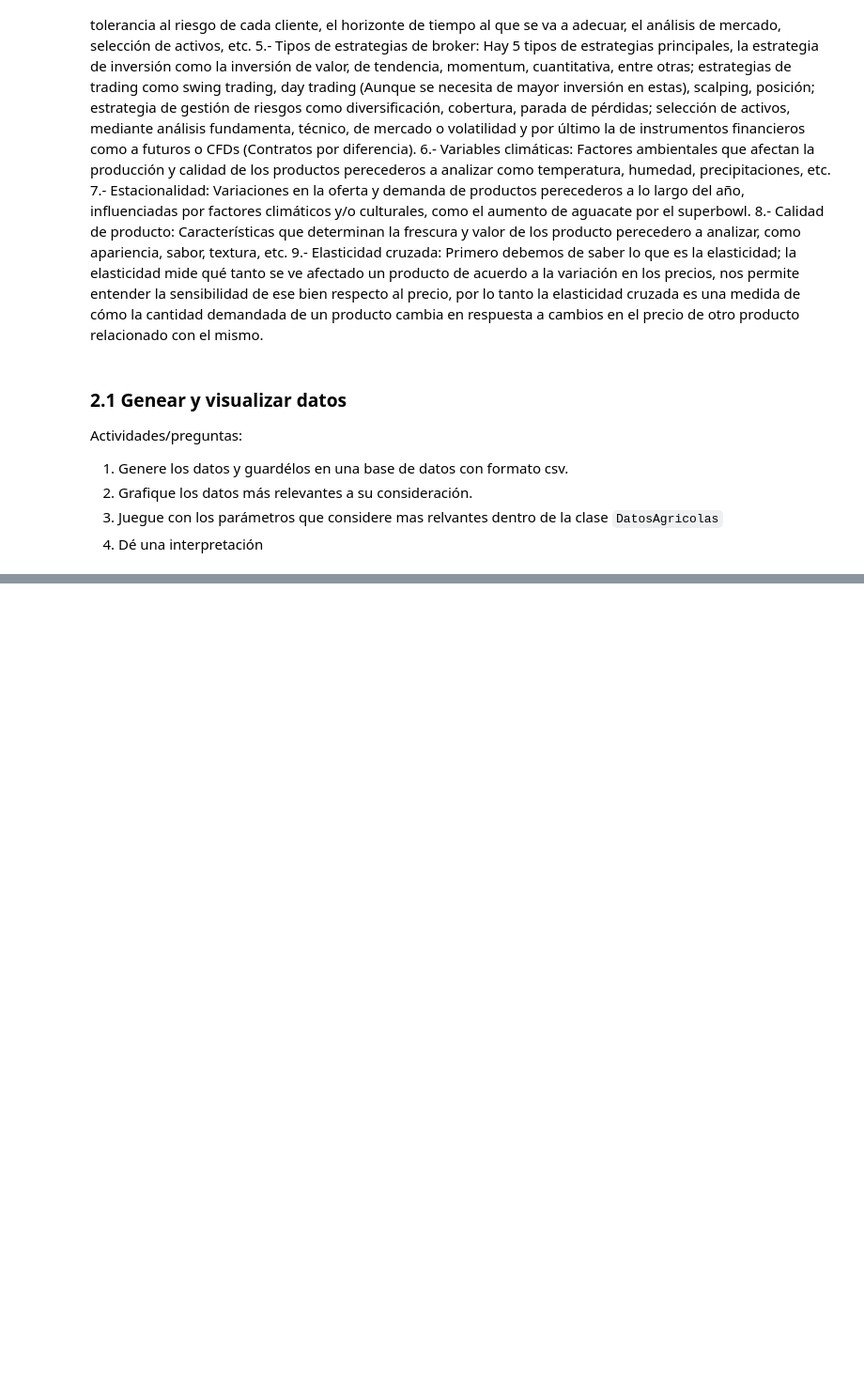
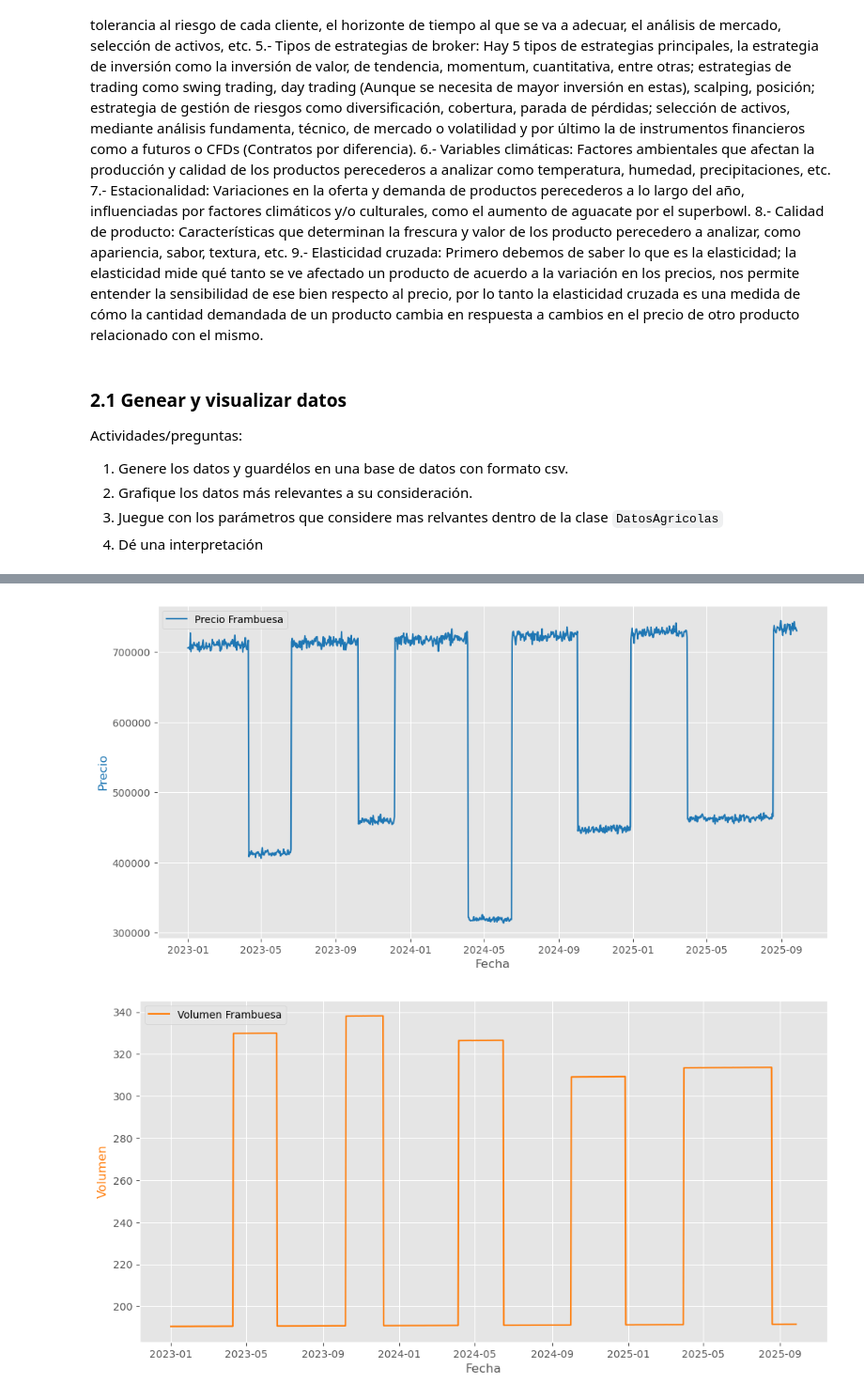
Before and after one commit to CristobalMe/price-changes-in-perishable-goods, a Jupyter notebook: reto_intelica_sesion1_student.ipynb, the cells around one changed output, grey strips where cells are left out. Shown at 94% size. Saved outputs shown, nothing was run; the diff lists cells and outputs as text; code cells hidden in the pictures; blank space fills up the shorter version.

```diff
--- a/reto_intelica_sesion1_student.ipynb
+++ b/reto_intelica_sesion1_student.ipynb
@@ -217,3 +218,31 @@ Actividades/preguntas:
 2. Grafique los datos más relevantes a su consideración.
 3. Juegue con los parámetros que considere mas relvantes dentro de la clase `DatosAgricolas`
 4. Dé una interpretación
+# %%
+# generamos los datos solo para frambuesa
+params = {
+    'precio_frambuesa': 13471,
+    'precio_frambuesa_var': 6.6,
+    'volumen_frambuesa': 190412,
+    'volumen_frambuesa_var': 6.9,
+
+    'precio_aguacate': 1,
+    'precio_aguacate_var': 1,
+    'volumen_aguacate': 1,
+    'volumen_aguacate_var': 1,
+    'precio_chile': 1,
+    'precio_chile_var': 11,
+    'volumen_chile': 1,
+    'volumen_chile_var': 1,
+
+}
+
+# instanciamos la clase
+datos_agricolas = DatosAgricolas(params, factor=1000, n_dias=1000)
+# generamos los datos
+df, eventos = datos_agricolas.generar_datos()
+# convertimos la fecha a datetime
+df['fecha'] = pd.to_datetime(df['fecha'])
+
+# mostramos los primeros 5 registros
+df.head()
@@ -219,0 +256,20 @@ Actividades/preguntas:
+# %%
+fig, ax1 = plt.subplots(figsize=(12, 6))
+ax1.set_xlabel('Fecha')
+ax1.set_ylabel('Precio del volumen total')
+
+ax1.set_xlabel('Fecha')
+ax1.set_ylabel('Precio', color='tab:blue')
+ax1.plot(df['fecha'], df['precio_frambuesa'], label='Precio Frambuesa', color='tab:blue')
+ax1.legend(loc='upper left')
+plt.show()
+
+fig, ax2 = plt.subplots(figsize=(12, 6))
+ax2.set_xlabel('Fecha')
+ax2.set_ylabel('Volumen', color='tab:orange')
+ax2.plot(df['fecha'], df['volumen_frambuesa'], label='Volumen Frambuesa', color='tab:orange')
+ax2.legend(loc='upper left')
+plt.show()
+# %% [output]
+[figure, added]
+[figure, added]
```
Also changed, not shown: parts of 2 cells of this notebook, 3 other files.
